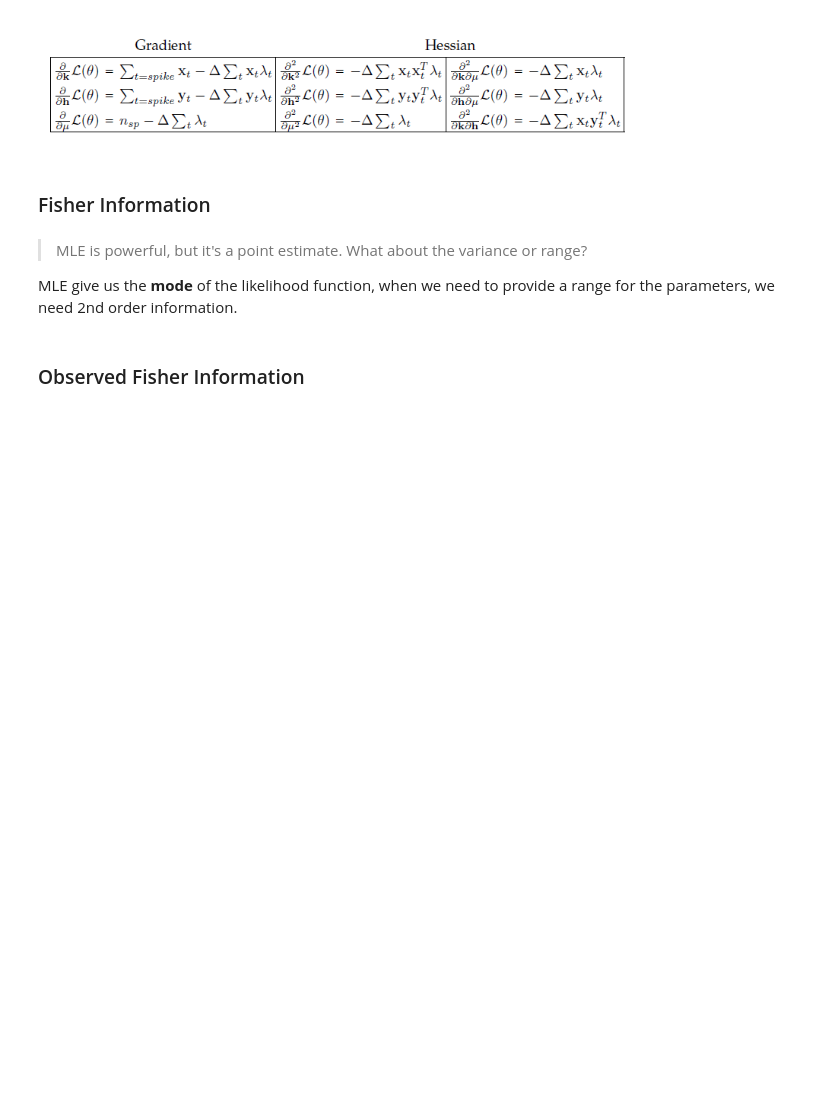
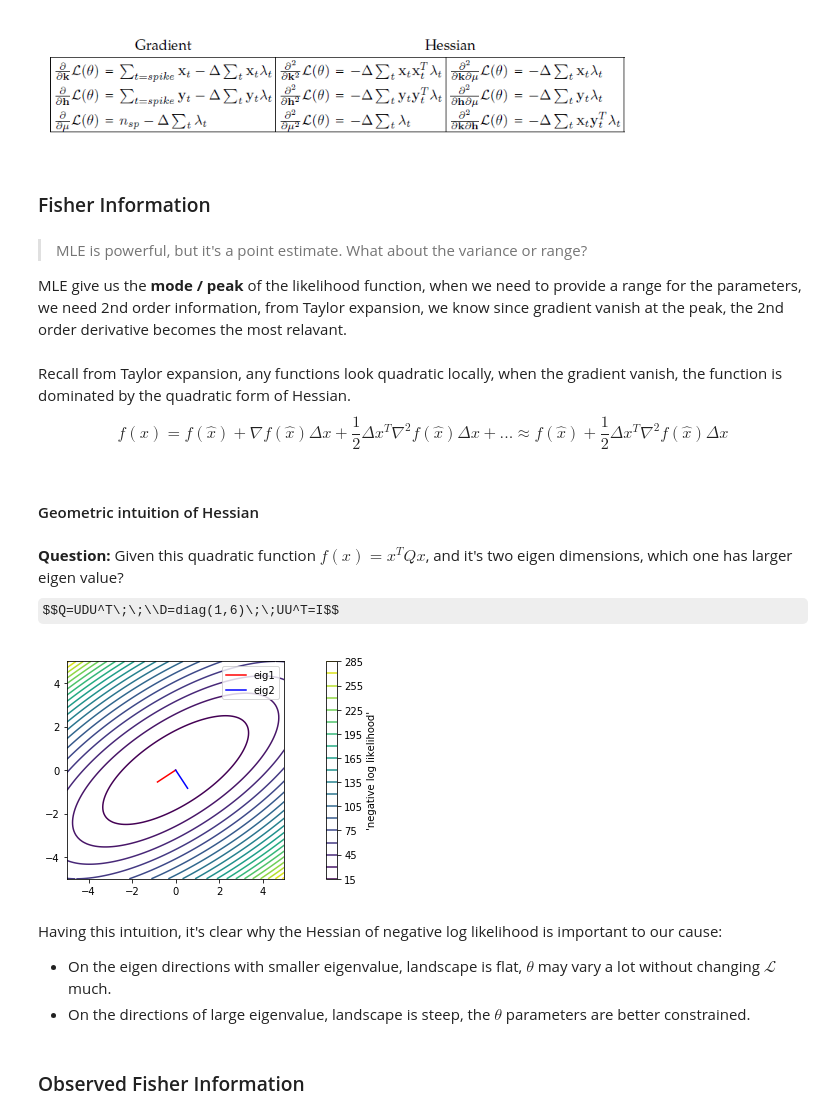
Before and after one commit to Animadversio/Neuro120_tutorials, a Jupyter notebook: Statistics_and_MLE Section 03.ipynb, the cells around one changed output. Saved outputs shown, nothing was run; the diff lists cells and outputs as text; code cells hidden in the pictures; some formulas as TeX source; blank space fills up the shorter version.

```diff
--- a/Statistics_and_MLE Section 03.ipynb
+++ b/Statistics_and_MLE Section 03.ipynb
@@ -111,6 +156,36 @@ Loss landscape of likelihood
 # %% [markdown]
 > MLE is powerful, but it's a point estimate. What about the variance or range?
 
-MLE give us the **mode** of the likelihood function, when we need to provide a range for the parameters, we need 2nd order information.
+MLE give us the **mode / peak** of the likelihood function, when we need to provide a range for the parameters, we need 2nd order information, from Taylor expansion, we know since gradient vanish at the peak, the 2nd order derivative becomes the most relavant.
+# %% [markdown]
+Recall from Taylor expansion, any functions look quadratic locally, when the gradient vanish, the function is dominated by the quadratic form of Hessian.
+$$f(x)=f(\hat x)+\nabla f(\hat x)\Delta x+\frac 12\Delta x^T\nabla^2 f(\hat x)\Delta x + ...\approx f(\hat x)+\frac 12\Delta x^T\nabla^2 f(\hat x)\Delta x$$
+# %% [markdown]
+#### Geometric intuition of Hessian
+# %% [markdown]
+**Question:** Given this quadratic function $f(x)=x^TQx$, and it's two eigen dimensions, which one has larger eigen value?
+$$Q=UDU^T\;\;\\D=diag(1,6)\;\;UU^T=I$$
+# %%
+# Little demo of Hessian of quadratic function
+from scipy.stats import ortho_group
+basis = ortho_group.rvs(2)
+Q = basis @ np.diag([1,6]) @ basis.T
+X, Y = np.linspace(-5,5,101),np.linspace(-5,5,101)
+XX, YY = np.meshgrid(X, Y)
+coord = np.stack([XX, YY])
+# print(coord.shape)
+fval = np.einsum("ij,ikl,jkl->kl",Q,coord,coord)
+plt.contour(X,Y,fval,25)
+plt.plot([0,basis[0,0]],[0,basis[1,0]],c='r',label="eig1")
+plt.plot([0,basis[0,1]],[0,basis[1,1]],c='b',label="eig2")
+plt.colorbar(label="'negative log likelihood'")
+plt.legend()
+plt.axis("image");
+# %% [output]
+[figure, added]
+# %% [markdown]
+Having this intuition, it's clear why the Hessian of negative log likelihood is important to our cause:
+* On the eigen directions with smaller eigenvalue, landscape is flat, $\theta$ may vary a lot without changing $\mathcal L$ much.
+* On the directions of large eigenvalue, landscape is steep, the $\theta$ parameters are better constrained.
 # %% [markdown]
 ### Observed Fisher Information
```
Also changed, not shown: parts of 29 cells of this notebook.
